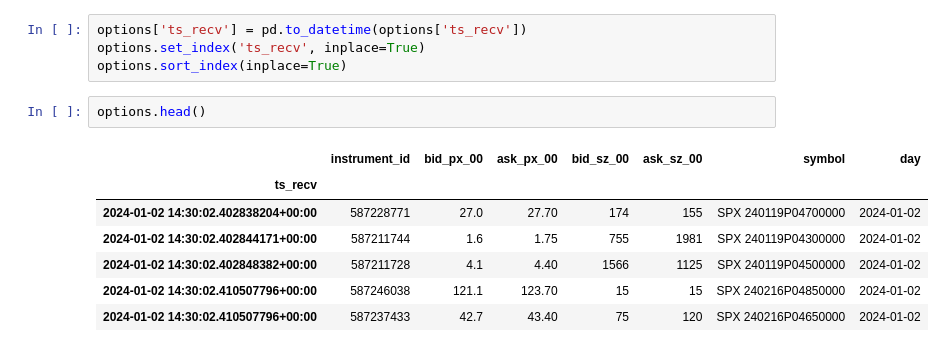
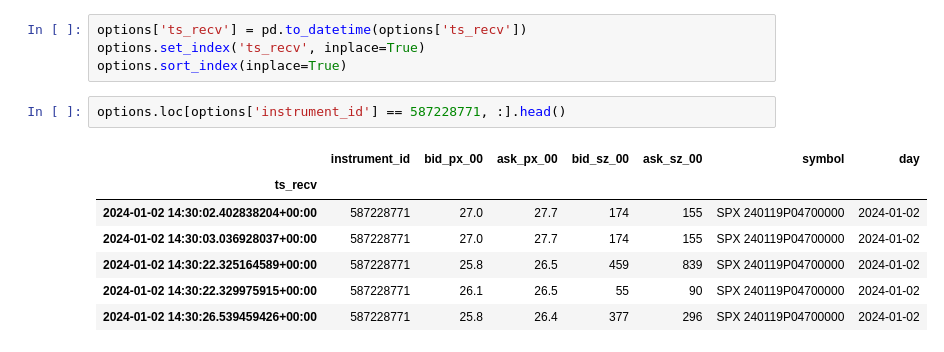
Before and after one commit to YashDVardhan/CQC-Derivatives-2024, a Jupyter notebook: tester.ipynb, the cells around one changed output. Cells and saved outputs as stored; diff of their text form.

```diff
--- a/tester.ipynb
+++ b/tester.ipynb
@@ -26,15 +26,15 @@ options['ts_recv'] = pd.to_datetime(options['ts_recv'])
 options.set_index('ts_recv', inplace=True)
 options.sort_index(inplace=True)
 # %%
-options.head()
+options.loc[options['instrument_id'] == 587228771, :].head()
 # %% [output]
 |  | instrument_id | bid_px_00 | ask_px_00 | bid_sz_00 | ask_sz_00 | symbol | day |
 | ts_recv |  |  |  |  |  |  |  |
-| 2024-01-02 14:30:02.402838204+00:00 | 587228771 | 27.0 | 27.70 | 174 | 155 | SPX 240119P04700000 | 2024-01-02 |
-| 2024-01-02 14:30:02.402844171+00:00 | 587211744 | 1.6 | 1.75 | 755 | 1981 | SPX 240119P04300000 | 2024-01-02 |
-| 2024-01-02 14:30:02.402848382+00:00 | 587211728 | 4.1 | 4.40 | 1566 | 1125 | SPX 240119P04500000 | 2024-01-02 |
-| 2024-01-02 14:30:02.410507796+00:00 | 587246038 | 121.1 | 123.70 | 15 | 15 | SPX 240216P04850000 | 2024-01-02 |
-| 2024-01-02 14:30:02.410507796+00:00 | 587237433 | 42.7 | 43.40 | 75 | 120 | SPX 240216P04650000 | 2024-01-02 |
+| 2024-01-02 14:30:02.402838204+00:00 | 587228771 | 27.0 | 27.7 | 174 | 155 | SPX 240119P04700000 | 2024-01-02 |
+| 2024-01-02 14:30:03.036928037+00:00 | 587228771 | 27.0 | 27.7 | 174 | 155 | SPX 240119P04700000 | 2024-01-02 |
+| 2024-01-02 14:30:22.325164589+00:00 | 587228771 | 25.8 | 26.5 | 459 | 839 | SPX 240119P04700000 | 2024-01-02 |
+| 2024-01-02 14:30:22.329975915+00:00 | 587228771 | 26.1 | 26.5 | 55 | 90 | SPX 240119P04700000 | 2024-01-02 |
+| 2024-01-02 14:30:26.539459426+00:00 | 587228771 | 25.8 | 26.4 | 377 | 296 | SPX 240119P04700000 | 2024-01-02 |
 # %%
 row = options.sample(n=1).iloc[0]
 row
```
Also changed, not shown: parts of 1 cell of this notebook, 3 other files.
